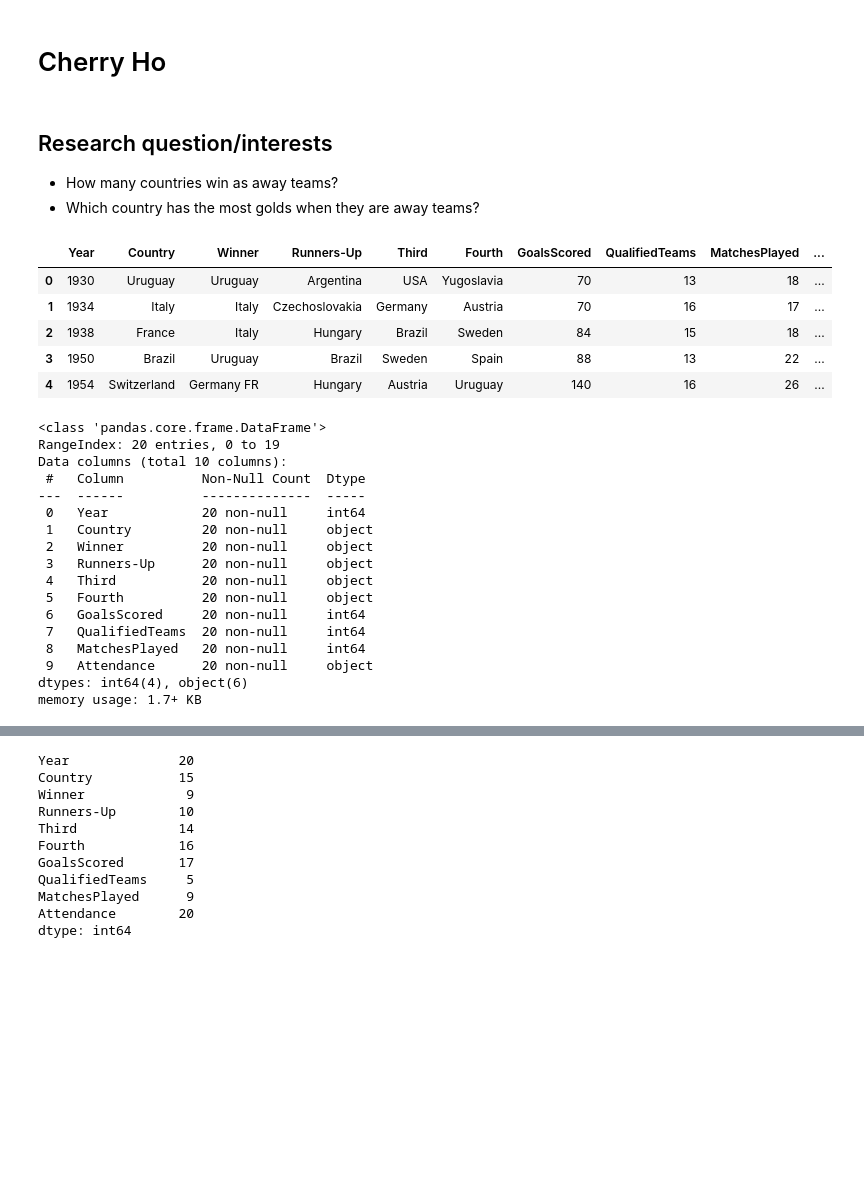
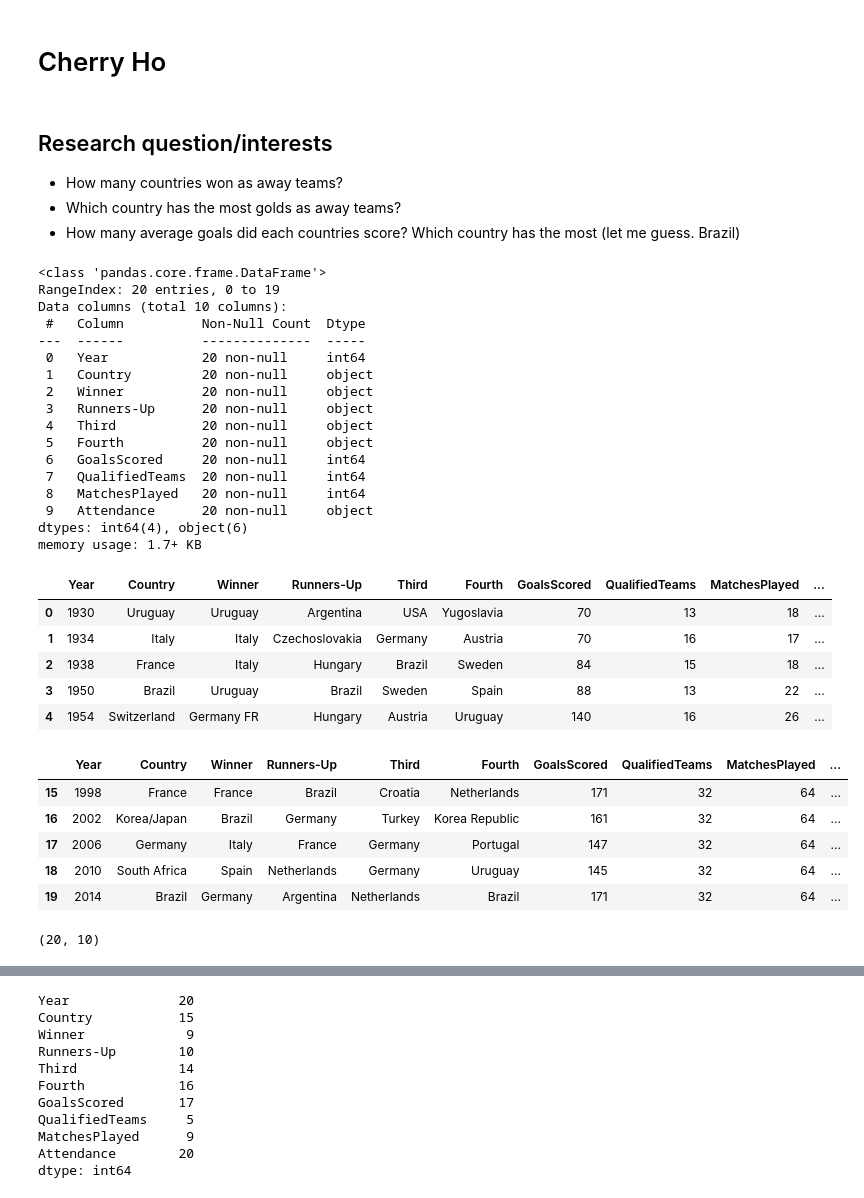
Before and after one commit to ubco-W2022T1-cosc301/project-group49, a Jupyter notebook: notebooks/analysis2-Cherry_v2.ipynb, the cells around one changed output, grey strips where cells are left out. Cells and saved outputs as stored; diff of their text form; code cells hidden in the pictures; blank space fills up the shorter version.

```diff
--- a/notebooks/analysis2-Cherry_v2.ipynb
+++ b/notebooks/analysis2-Cherry_v2.ipynb
@@ -3,7 +3,8 @@
 # %% [markdown]
 ## Research question/interests
 
-- How many countries win as away teams?
-- Which country has the most golds when they are away teams?
+- How many countries won as away teams?
+- Which country has the most golds as away teams?
+- How many average goals did each countries score? Which country has the most (let me guess. Brazil)
 # %%
 import project_functions2 as p2
@@ -10,30 +12,43 @@ import project_functions2 as p2
 # %%
 raw=p2.pd.read_csv("../data/raw/WorldCups.csv")
-raw.head()
+raw.info()
 # %% [output]
-|  | Year | Country | Winner | Runners-Up | Third | Fourth | GoalsScored | QualifiedTeams | MatchesPlayed | ... |
-| 0 | 1930 | Uruguay | Uruguay | Argentina | USA | Yugoslavia | 70 | 13 | 18 | ... |
-| 1 | 1934 | Italy | Italy | Czechoslovakia | Germany | Austria | 70 | 16 | 17 | ... |
-| 2 | 1938 | France | Italy | Hungary | Brazil | Sweden | 84 | 15 | 18 | ... |
-| 3 | 1950 | Brazil | Uruguay | Brazil | Sweden | Spain | 88 | 13 | 22 | ... |
-| 4 | 1954 | Switzerland | Germany FR | Hungary | Austria | Uruguay | 140 | 16 | 26 | ... |
+<class 'pandas.core.frame.DataFrame'>
+RangeIndex: 20 entries, 0 to 19
+Data columns (total 10 columns):
+ #   Column          Non-Null Count  Dtype
+---  ------          --------------  -----
+ 0   Year            20 non-null     int64
+ 1   Country         20 non-null     object
+ 2   Winner          20 non-null     object
+ 3   Runners-Up      20 non-null     object
+ 4   Third           20 non-null     object
+ 5   Fourth          20 non-null     object
+ 6   GoalsScored     20 non-null     int64
+ 7   QualifiedTeams  20 non-null     int64
+ 8   MatchesPlayed   20 non-null     int64
+ 9   Attendance      20 non-null     object
+dtypes: int64(4), object(6)
+memory usage: 1.7+ KB
 # %%
-raw.info()
+raw.head()
 # %% [output]
-<class 'pandas.core.frame.DataFrame'>
-RangeIndex: 20 entries, 0 to 19
-Data columns (total 10 columns):
- #   Column          Non-Null Count  Dtype
----  ------          --------------  -----
- 0   Year            20 non-null     int64
- 1   Country         20 non-null     object
- 2   Winner          20 non-null     object
- 3   Runners-Up      20 non-null     object
- 4   Third           20 non-null     object
- 5   Fourth          20 non-null     object
- 6   GoalsScored     20 non-null     int64
- 7   QualifiedTeams  20 non-null     int64
- 8   MatchesPlayed   20 non-null     int64
- 9   Attendance      20 non-null     object
-dtypes: int64(4), object(6)
-memory usage: 1.7+ KB
+|  | Year | Country | Winner | Runners-Up | Third | Fourth | GoalsScored | QualifiedTeams | MatchesPlayed | ... |
+| 0 | 1930 | Uruguay | Uruguay | Argentina | USA | Yugoslavia | 70 | 13 | 18 | ... |
+| 1 | 1934 | Italy | Italy | Czechoslovakia | Germany | Austria | 70 | 16 | 17 | ... |
+| 2 | 1938 | France | Italy | Hungary | Brazil | Sweden | 84 | 15 | 18 | ... |
+| 3 | 1950 | Brazil | Uruguay | Brazil | Sweden | Spain | 88 | 13 | 22 | ... |
+| 4 | 1954 | Switzerland | Germany FR | Hungary | Austria | Uruguay | 140 | 16 | 26 | ... |
+# %%
+raw.tail()
+# %% [output]
+|  | Year | Country | Winner | Runners-Up | Third | Fourth | GoalsScored | QualifiedTeams | MatchesPlayed | ... |
+| 15 | 1998 | France | France | Brazil | Croatia | Netherlands | 171 | 32 | 64 | ... |
+| 16 | 2002 | Korea/Japan | Brazil | Germany | Turkey | Korea Republic | 161 | 32 | 64 | ... |
+| 17 | 2006 | Germany | Italy | France | Germany | Portugal | 147 | 32 | 64 | ... |
+| 18 | 2010 | South Africa | Spain | Netherlands | Germany | Uruguay | 145 | 32 | 64 | ... |
+| 19 | 2014 | Brazil | Germany | Argentina | Netherlands | Brazil | 171 | 32 | 64 | ... |
+# %%
+raw.shape
+# %% [output]
+(20, 10)
```
Also changed, not shown: parts of 13 cells of this notebook, 6 other files.
